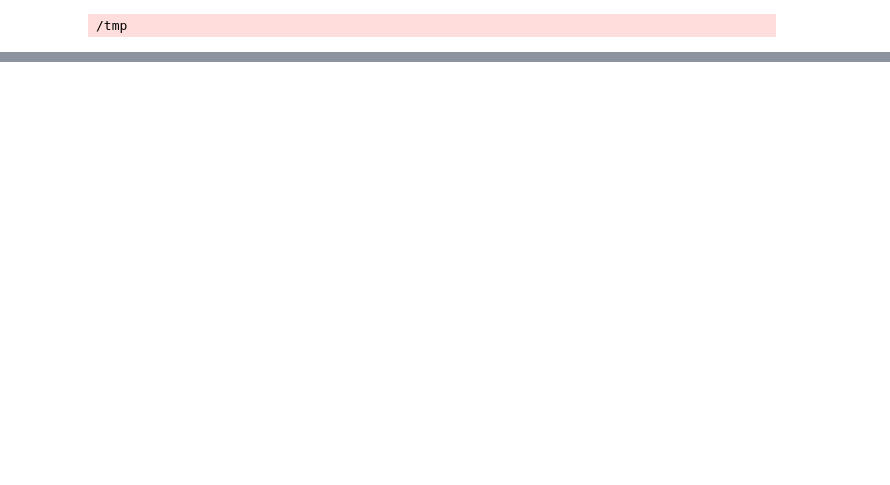
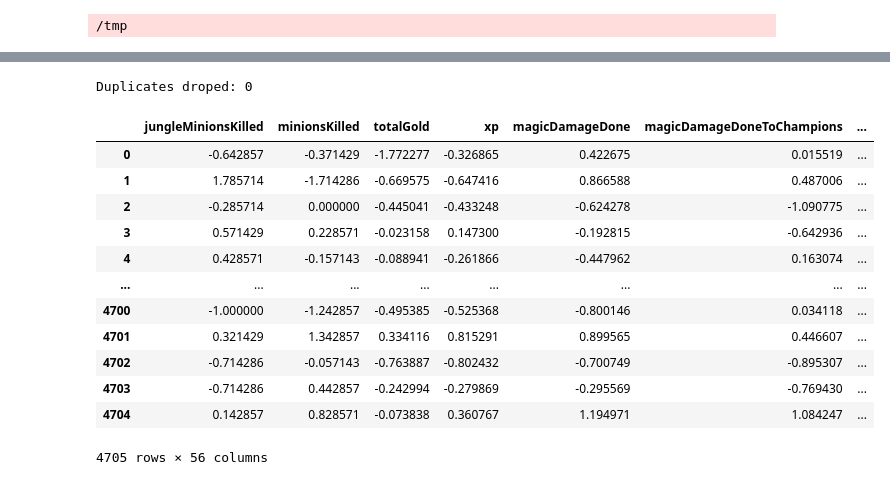
Before and after one commit to nicolas-muzzio/Spirit_of_the_LoL, a Jupyter notebook: timeline..ipynb, the cells around one changed output, grey strips where cells are left out. Drawn from its saved outputs; the diff is of its cells as text; code cells hidden in the pictures; blank space fills up the shorter version.

```diff
--- a/timeline..ipynb
+++ b/timeline..ipynb
@@ -204,0 +212,48 @@ all_events_diff
+# %%
+def duplicates(df):
+    print(f"Duplicates droped: {df.duplicated().sum()}")
+
+    df = df.drop_duplicates()
+
+    return df
+
+def scale(df):
+    # Standard or Robust if there are many outliers
+    scaler = RobustScaler()
+
+    scaled_array = scaler.fit_transform(df)
+    scaled_df = pd.DataFrame(scaled_array, columns=df.columns)
+
+    return scaled_df
+# %%
+def preprop(df):
+
+    df = duplicates(df)
+
+    df = scale(df)
+
+    return pd.DataFrame(df)
+# %%
+X = all_df.drop(columns="target")
+y =all_df["target"]
+
+
+X_preprop = preprop(X)
+# %% [output]
+Duplicates droped: 0
+# %%
+X_preprop
+# %% [output]
+|  | jungleMinionsKilled | minionsKilled | totalGold | xp | magicDamageDone | magicDamageDoneToChampions | ... |
+| 0 | -0.642857 | -0.371429 | -1.772277 | -0.326865 | 0.422675 | 0.015519 | ... |
+| 1 | 1.785714 | -1.714286 | -0.669575 | -0.647416 | 0.866588 | 0.487006 | ... |
+| 2 | -0.285714 | 0.000000 | -0.445041 | -0.433248 | -0.624278 | -1.090775 | ... |
+| 3 | 0.571429 | 0.228571 | -0.023158 | 0.147300 | -0.192815 | -0.642936 | ... |
+| 4 | 0.428571 | -0.157143 | -0.088941 | -0.261866 | -0.447962 | 0.163074 | ... |
+| ... | ... | ... | ... | ... | ... | ... | ... |
+| 4700 | -1.000000 | -1.242857 | -0.495385 | -0.525368 | -0.800146 | 0.034118 | ... |
+| 4701 | 0.321429 | 1.342857 | 0.334116 | 0.815291 | 0.899565 | 0.446607 | ... |
+| 4702 | -0.714286 | -0.057143 | -0.763887 | -0.802432 | -0.700749 | -0.895307 | ... |
+| 4703 | -0.714286 | 0.442857 | -0.242994 | -0.279869 | -0.295569 | -0.769430 | ... |
+| 4704 | 0.142857 | 0.828571 | -0.073838 | 0.360767 | 1.194971 | 1.084247 | ... |
+4705 rows × 56 columns
```
Also changed, not shown: parts of 4 cells of this notebook.
